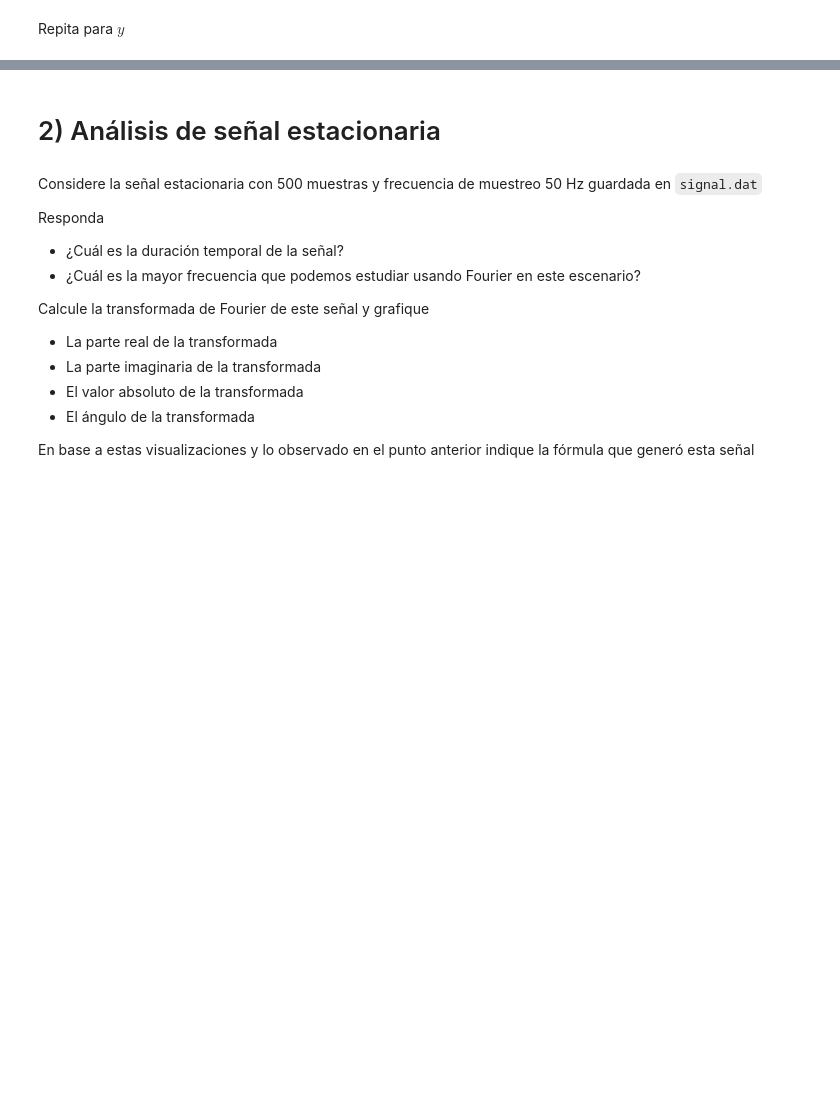
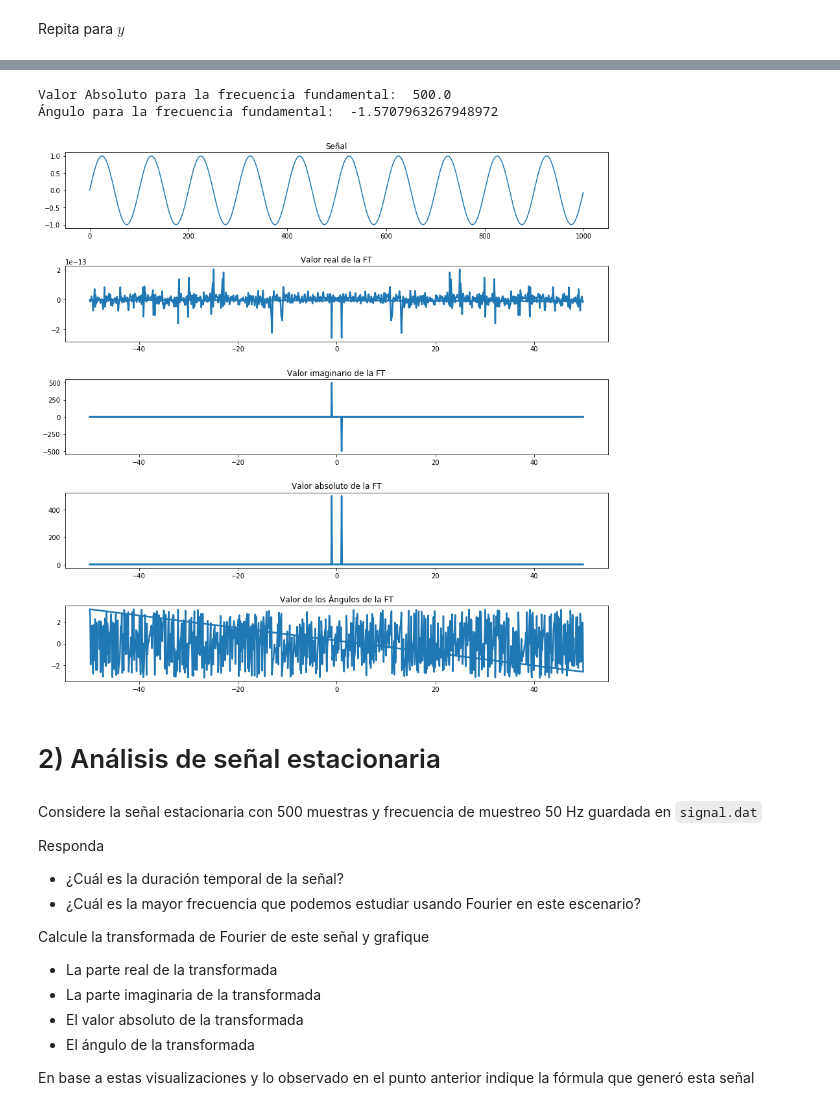
Before and after one commit to enzomarin/actividad1SisLin, a Jupyter notebook: info183_actividad_1.ipynb, the cells around one changed output, grey strips where cells are left out. Cells and saved outputs as stored; diff of their text form; code cells hidden in the pictures; blank space fills up the shorter version.

```diff
--- a/info183_actividad_1.ipynb
+++ b/info183_actividad_1.ipynb
@@ -43,3 +98,52 @@ y = np.sin(2.0*np.pi*t)
+# %%
+fs= 100.0
+N = 512
+ts= 1.0/fs
+t = np.arange(0.0, 10.0, step= 0.01)
+y = np.sin(2.0* np.pi *t)
+señal2 = y
+
+
+
+
+_, axes = plt.subplots(5,1)
+plt.subplots_adjust(hspace= 0.5)
+axes[0].figure.set_size_inches(15,15)
+axes[0].plot(señal2)
+axes[0].set_title("Señal")
+
+axes[1].plot(fftpack.fftfreq(d=0.01, n=len(t)), np.real(fftpack.fft(señal2)), linewidth=2.5);
+axes[1].set_title("Valor real de la FT")
+axes[2].plot(fftpack.fftfreq(d=0.01,n=len(t)), np.imag(fftpack.fft(señal2)), linewidth=2.5);
+axes[2].set_title("Valor imaginario de la FT")
+axes[3].plot(fftpack.fftfreq(d=0.01,n=len(t)), np.abs(fftpack.fft(señal2)), linewidth=2.5);
+axes[3].set_title("Valor absoluto de la FT")
+axes[4].plot(fftpack.fftfreq(d=0.01,n=len(t)), np.angle(fftpack.fft(señal2)), linewidth=2.5);
+axes[4].set_title("Valor de los Ángulos de la FT")
+
+
+#Para frecuencia de 1hz
+
+valueforfreq = 0.0
+indice = 0;
+value = fftpack.fftfreq(d=0.01,n=len(t))
+absolutos = np.abs(fftpack.fft(señal2))
+angulos = np.angle(fftpack.fft(señal2))
+for i in range(0, len(value)):
+    #print(value[i])
+    if value[i] == 1.0:
+        valueforfreq = value[i]
+        indice = i;
+
+#print(valueforfreq, indice);
+print("Valor Absoluto para la frecuencia fundamental: ", absolutos[indice])
+print("Ángulo para la frecuencia fundamental: ", angulos[indice])
+#print(absolutos)
+#print(angulos)
+# %% [output]
+Valor Absoluto para la frecuencia fundamental:  500.0
+Ángulo para la frecuencia fundamental:  -1.5707963267948972
+[figure, added]
 # %% [markdown]
 # 2) Análisis de señal estacionaria
 # %% [markdown]
```
Also changed, not shown: parts of 7 cells of this notebook, 1 other file.
